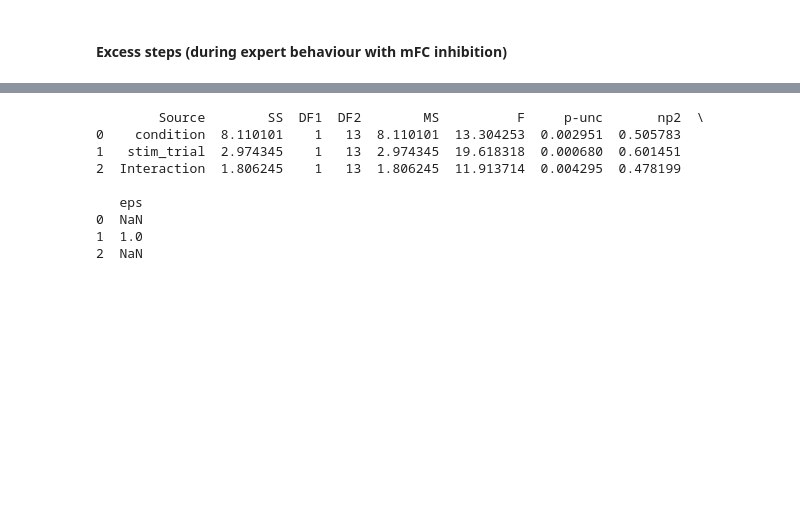
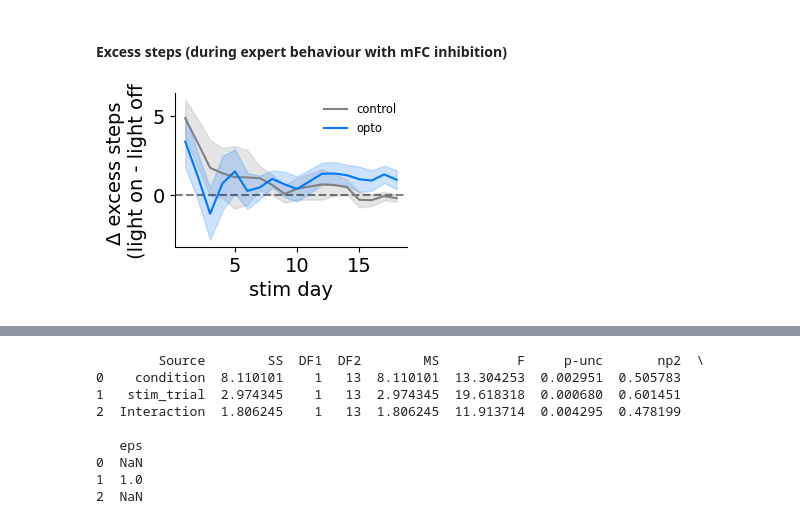
Before and after one commit to peterdoohan/goalNav_mFC-opto3, a Jupyter notebook: code/Notebooks/performance_metrics.ipynb, the cells around one changed output, grey strips where cells are left out. Drawn from its saved outputs; the diff is of its cells as text; code cells hidden in the pictures; blank space fills up the shorter version.

```diff
--- a/code/Notebooks/performance_metrics.ipynb
+++ b/code/Notebooks/performance_metrics.ipynb
@@ -54,4 +55,11 @@ import numpy as np
 from GridMaze.analysis.behaviour import excess_steps as es
 
 excess_steps_df = es.get_excess_steps_df(verbose=False)
+# %%
+reload(es)
+f, ax = plt.subplots(1, 1, figsize=(3, 2))
+es.plot_stim_effects_over_days(excess_steps_df, outlier_thres=200, ax=ax)
+f.savefig("../results/figures/delta_excess_steps_over_time.pdf")
+# %% [output]
+[figure, added]
 # %%
```
Also changed, not shown: parts of 3 cells of this notebook.
